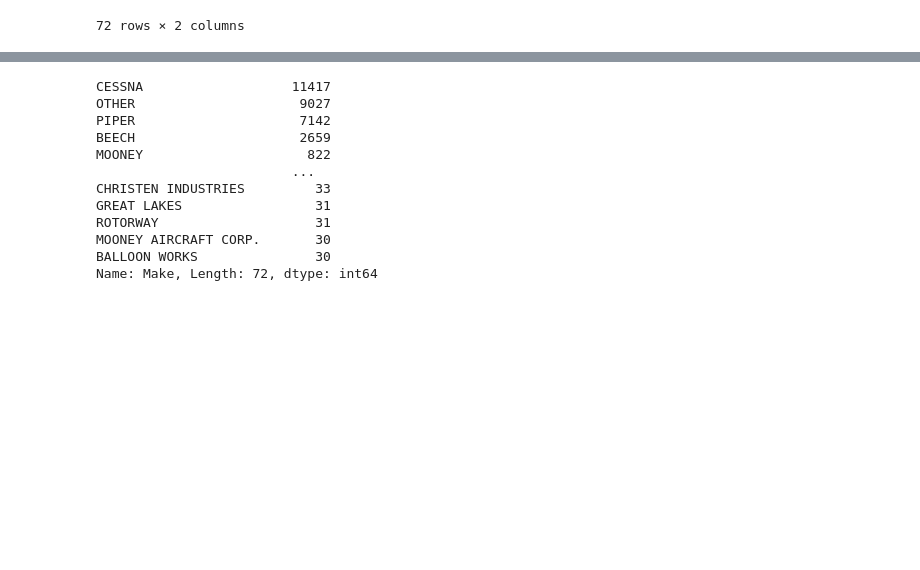
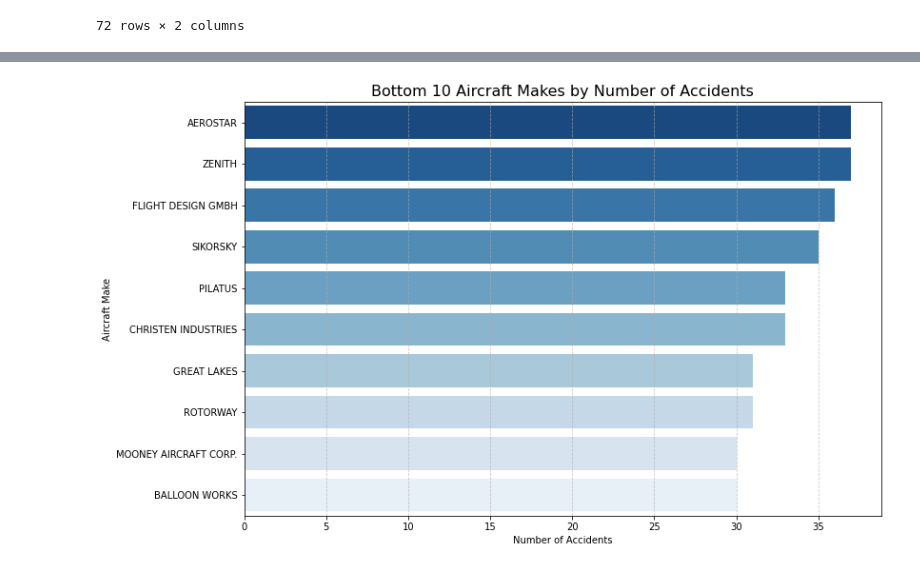
Before and after one commit to edgarmuturi/Phase-1-Project, a Jupyter notebook: aviationaccidentdata.ipynb, the cells around one changed output, grey strips where cells are left out. Cells and saved outputs as stored; diff of their text form; code cells hidden in the pictures; blank space fills up the shorter version.

```diff
--- a/aviationaccidentdata.ipynb
+++ b/aviationaccidentdata.ipynb
@@ -258,15 +260,15 @@ plt.show()
-# %%
-df['Make'].value_counts()
-# %% [output]
-CESSNA                   11417
-OTHER                     9027
-PIPER                     7142
-BEECH                     2659
-MOONEY                     822
-                         ...
-CHRISTEN INDUSTRIES         33
-GREAT LAKES                 31
-ROTORWAY                    31
-MOONEY AIRCRAFT CORP.       30
-BALLOON WORKS               30
-Name: Make, Length: 72, dtype: int64
+# %%
+# Plotting the 10 aircraft models with lowest number of accidents
+plt.figure(figsize=(12,8))
+sns.barplot(
+    y='Make', x='Accident_Count',
+    data=accidents_by_make.tail(10),
+    palette='Blues_r'
+)
+plt.title('Bottom 10 Aircraft Makes by Number of Accidents', fontsize=16)
+plt.xlabel('Number of Accidents')
+plt.ylabel('Aircraft Make')
+plt.grid(axis='x', linestyle='--', alpha=0.7)
+plt.show()
+# %% [output]
+[figure, added]
```
Also changed, not shown: parts of 12 cells of this notebook.
